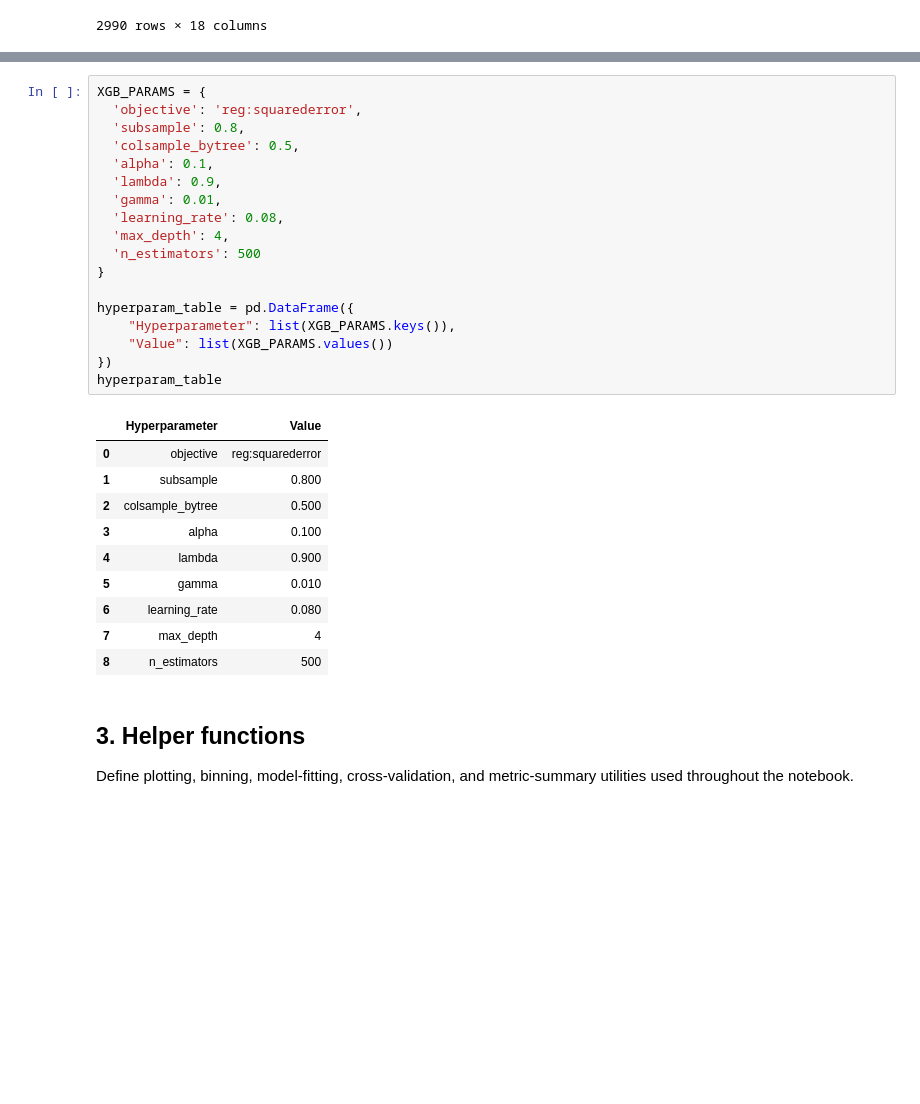
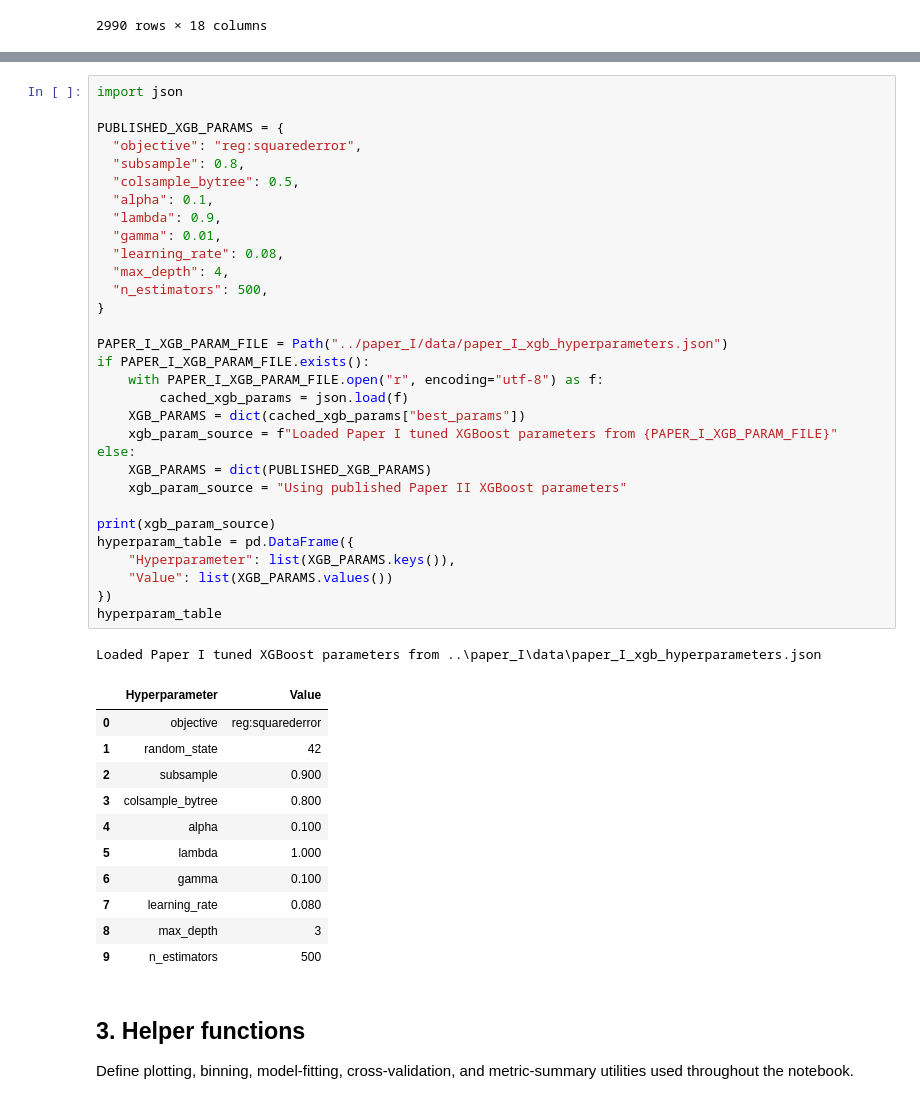
Before and after one commit to christiandalheimoien/phd, a Jupyter notebook: paper_II/02_reproduce_paper_II.ipynb, the cells around one changed output, grey strips where cells are left out. Saved outputs shown, nothing was run; the diff lists cells and outputs as text; blank space fills up the shorter version.

```diff
--- a/paper_II/02_reproduce_paper_II.ipynb
+++ b/paper_II/02_reproduce_paper_II.ipynb
@@ -80,32 +82,47 @@ Define the XGBoost hyperparameters used for the regression comparisons between f
 # %%
-XGB_PARAMS = {
-  'objective': 'reg:squarederror',
-  'subsample': 0.8,
-  'colsample_bytree': 0.5,
-  'alpha': 0.1,
-  'lambda': 0.9,
-  'gamma': 0.01,
-  'learning_rate': 0.08,
-  'max_depth': 4,
-  'n_estimators': 500
+import json
+
+PUBLISHED_XGB_PARAMS = {
+  "objective": "reg:squarederror",
+  "subsample": 0.8,
+  "colsample_bytree": 0.5,
+  "alpha": 0.1,
+  "lambda": 0.9,
+  "gamma": 0.01,
+  "learning_rate": 0.08,
+  "max_depth": 4,
+  "n_estimators": 500,
 }
 
+PAPER_I_XGB_PARAM_FILE = Path("../paper_I/data/paper_I_xgb_hyperparameters.json")
+if PAPER_I_XGB_PARAM_FILE.exists():
+    with PAPER_I_XGB_PARAM_FILE.open("r", encoding="utf-8") as f:
+        cached_xgb_params = json.load(f)
+    XGB_PARAMS = dict(cached_xgb_params["best_params"])
+    xgb_param_source = f"Loaded Paper I tuned XGBoost parameters from {PAPER_I_XGB_PARAM_FILE}"
+else:
+    XGB_PARAMS = dict(PUBLISHED_XGB_PARAMS)
+    xgb_param_source = "Using published Paper II XGBoost parameters"
+
+print(xgb_param_source)
 hyperparam_table = pd.DataFrame({
     "Hyperparameter": list(XGB_PARAMS.keys()),
     "Value": list(XGB_PARAMS.values())
 })
 hyperparam_table
 # %% [output]
+Loaded Paper I tuned XGBoost parameters from ..\paper_I\data\paper_I_xgb_hyperparameters.json
 |  | Hyperparameter | Value |
 | 0 | objective | reg:squarederror |
-| 1 | subsample | 0.800 |
-| 2 | colsample_bytree | 0.500 |
-| 3 | alpha | 0.100 |
-| 4 | lambda | 0.900 |
-| 5 | gamma | 0.010 |
-| 6 | learning_rate | 0.080 |
-| 7 | max_depth | 4 |
-| 8 | n_estimators | 500 |
+| 1 | random_state | 42 |
+| 2 | subsample | 0.900 |
+| 3 | colsample_bytree | 0.800 |
+| 4 | alpha | 0.100 |
+| 5 | lambda | 1.000 |
+| 6 | gamma | 0.100 |
+| 7 | learning_rate | 0.080 |
+| 8 | max_depth | 3 |
+| 9 | n_estimators | 500 |
 # %% [markdown]
 ## 3. Helper functions
 
```
Also changed, not shown: parts of 4 cells of this notebook.
